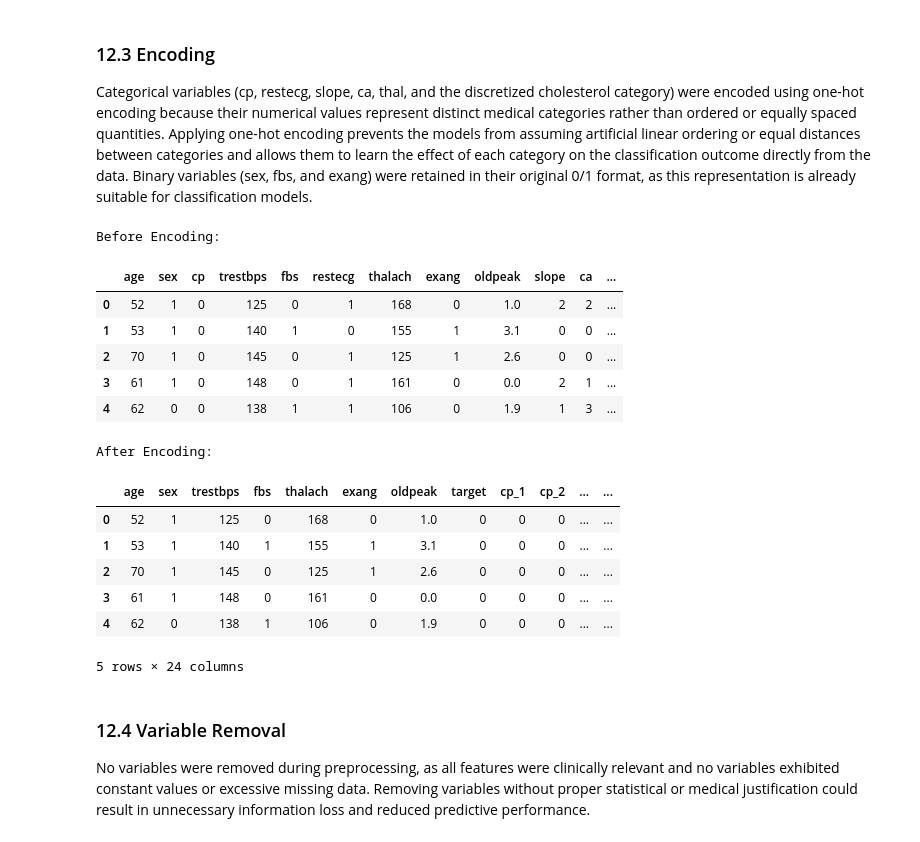
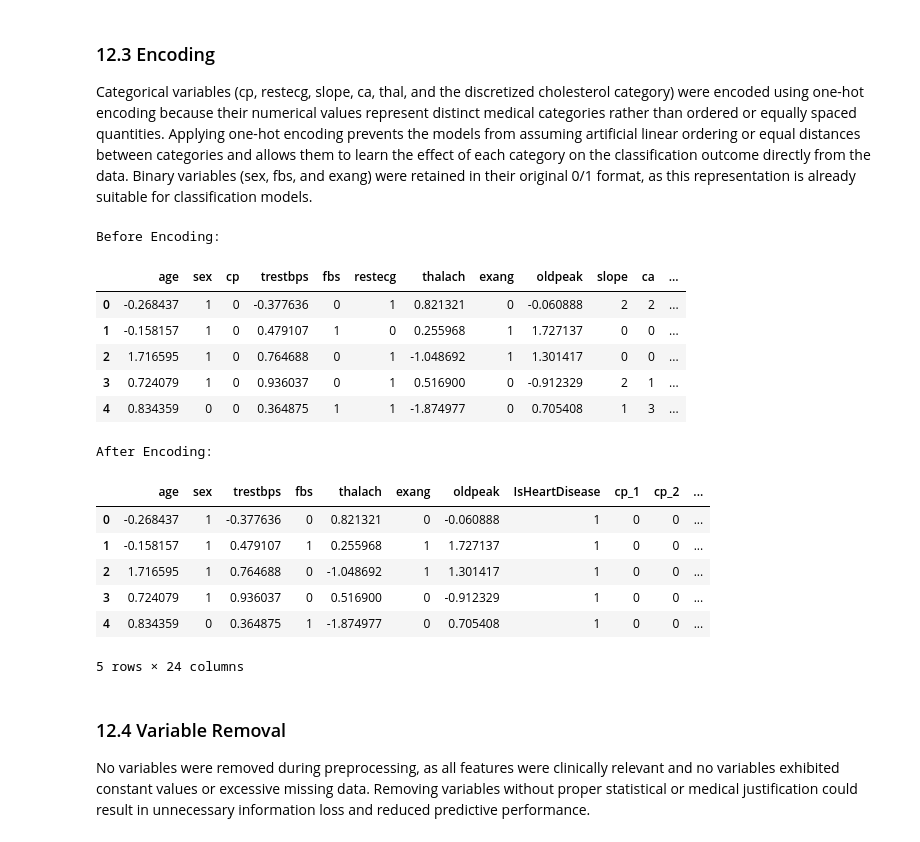
Before and after one commit to Janau00/SWE485-Project-Group9, a Jupyter notebook: Phase1_Data_Exploration.ipynb, the cells around one changed output. Saved outputs shown, nothing was run; the diff lists cells and outputs as text; code cells hidden in the pictures.

Commit message:
fix: mapping of target

```diff
--- a/Phase1_Data_Exploration.ipynb
+++ b/Phase1_Data_Exploration.ipynb
@@ -298,0 +253,12 @@ Top correlations with target (by absolute value):
+# %%
+cleaned_df = df.copy()
+
+# Map target: 0 = disease, 1 = no disease  →  IsHeartDisease: 1 = disease, 0 = no disease
+cleaned_df["IsHeartDisease"] = (cleaned_df["target"] == 0).astype(int)
+
+# drop old target columns to avoid confusion
+cleaned_df.drop(columns=["target"], inplace=True)
+
+display(
+    cleaned_df.groupby("IsHeartDisease")[["oldpeak", "exang", "thalach", "chol", "age"]].mean()
+)
@@ -357,23 +375,20 @@ units_table = pd.DataFrame({
     ]
 })
 
-print(" Original Measurement Units:")
+print("Original Measurement Units:")
 display(units_table)
 
-#Make a copy of the data
-df_copy=df.copy()
-
 # Store original values for comparison
-df_before = df_copy[continuous_vars].copy()
+df_before = cleaned_df[continuous_vars].copy()
 
 # Apply Z-score standardization:
 # where μ and σ are computed from the dataset itself (sample-based scaling)
 scaler = StandardScaler()
-df_copy[continuous_vars] = scaler.fit_transform(df_copy[continuous_vars])
+cleaned_df[continuous_vars] = scaler.fit_transform(cleaned_df[continuous_vars])
 
 # Comparison table
 comparison_table = pd.concat(
-    [df_before.head(), df_copy[continuous_vars].head()],
+    [df_before.head(), df[continuous_vars].head()],
     axis=1,
     keys=['Before Scaling (with units)', 'After Scaling (unitless, relative to sample mean)']
 )
@@ -383,8 +398,8 @@ display(comparison_table)
 
 # Verify distribution after scaling
 scaling_summary = pd.DataFrame({
-    'Mean After Scaling (≈ 0)': df_copy[continuous_vars].mean(),
-    'Std After Scaling (≈ 1)': df_copy[continuous_vars].std()
+    'Mean After Scaling (≈ 0)': cleaned_df[continuous_vars].mean(),
+    'Std After Scaling (≈ 1)': cleaned_df[continuous_vars].std()
 })
 
 print("\n Verification of Distribution-Based Scaling:")
@@ -674,8 +452,8 @@ import pandas as pd
 chol_bins = [0, 200, 240, np.inf]
 chol_labels = ['Normal', 'Borderline High', 'High']
 
-df['chol_category'] = pd.cut(
-    df['chol'],
+cleaned_df['chol_category'] = pd.cut(
+    cleaned_df['chol'],
     bins=chol_bins,
     labels=chol_labels,
     right=False
@@ -689,7 +467,7 @@ chol_mapping = pd.DataFrame({
 
 # Distribution of cholesterol categories in the dataset
 chol_distribution = (
-    df['chol_category']
+    cleaned_df['chol_category']
     .value_counts()
     .rename_axis('Cholesterol Category')
     .reset_index(name='Number of Patients')
@@ -699,7 +477,7 @@ display(chol_mapping)
 display(chol_distribution)
 
 # Remove original cholesterol values to avoid redundant representation
-df.drop(columns=['chol'], inplace=True)
+cleaned_df.drop(columns=['chol'], inplace=True)
 # %% [output]
 |  | Cholesterol Range (mg/dL) | Risk Category |
 | 0 | < 200 | Normal |
@@ -715,36 +493,36 @@ Categorical variables (cp, restecg, slope, ca, thal, and the discretized cholest
 # %%
 import pandas as pd
 
 # Nominal and discretized categorical variables to encode
 categorical_vars = ['cp', 'restecg', 'slope', 'ca', 'thal', 'chol_category']
 
 print("Before Encoding:")
-display(df.head())
+display(cleaned_df.head())
 
 # Apply one-hot encoding
-df = pd.get_dummies(df, columns=categorical_vars, drop_first=True)
+cleaned_df = pd.get_dummies(cleaned_df, columns=categorical_vars, drop_first=True)
 
 # Convert to 0/1
-bool_cols = df.select_dtypes(include='bool').columns
-df[bool_cols] = df[bool_cols].astype(int)
+bool_cols = cleaned_df.select_dtypes(include='bool').columns
+cleaned_df[bool_cols] = cleaned_df[bool_cols].astype(int)
 
 print("\nAfter Encoding:")
-display(df.head())
+display(cleaned_df.head())
 # %% [output]
 Before Encoding:
 |  | age | sex | cp | trestbps | fbs | restecg | thalach | exang | oldpeak | slope | ca | ... |
-| 0 | 52 | 1 | 0 | 125 | 0 | 1 | 168 | 0 | 1.0 | 2 | 2 | ... |
-| 1 | 53 | 1 | 0 | 140 | 1 | 0 | 155 | 1 | 3.1 | 0 | 0 | ... |
-| 2 | 70 | 1 | 0 | 145 | 0 | 1 | 125 | 1 | 2.6 | 0 | 0 | ... |
-| 3 | 61 | 1 | 0 | 148 | 0 | 1 | 161 | 0 | 0.0 | 2 | 1 | ... |
-| 4 | 62 | 0 | 0 | 138 | 1 | 1 | 106 | 0 | 1.9 | 1 | 3 | ... |
+| 0 | -0.268437 | 1 | 0 | -0.377636 | 0 | 1 | 0.821321 | 0 | -0.060888 | 2 | 2 | ... |
+| 1 | -0.158157 | 1 | 0 | 0.479107 | 1 | 0 | 0.255968 | 1 | 1.727137 | 0 | 0 | ... |
+| 2 | 1.716595 | 1 | 0 | 0.764688 | 0 | 1 | -1.048692 | 1 | 1.301417 | 0 | 0 | ... |
+| 3 | 0.724079 | 1 | 0 | 0.936037 | 0 | 1 | 0.516900 | 0 | -0.912329 | 2 | 1 | ... |
+| 4 | 0.834359 | 0 | 0 | 0.364875 | 1 | 1 | -1.874977 | 0 | 0.705408 | 1 | 3 | ... |
 After Encoding:
-|  | age | sex | trestbps | fbs | thalach | exang | oldpeak | target | cp_1 | cp_2 | ... | ... |
-| 0 | 52 | 1 | 125 | 0 | 168 | 0 | 1.0 | 0 | 0 | 0 | ... | ... |
-| 1 | 53 | 1 | 140 | 1 | 155 | 1 | 3.1 | 0 | 0 | 0 | ... | ... |
-| 2 | 70 | 1 | 145 | 0 | 125 | 1 | 2.6 | 0 | 0 | 0 | ... | ... |
-| 3 | 61 | 1 | 148 | 0 | 161 | 0 | 0.0 | 0 | 0 | 0 | ... | ... |
-| 4 | 62 | 0 | 138 | 1 | 106 | 0 | 1.9 | 0 | 0 | 0 | ... | ... |
+|  | age | sex | trestbps | fbs | thalach | exang | oldpeak | IsHeartDisease | cp_1 | cp_2 | ... |
+| 0 | -0.268437 | 1 | -0.377636 | 0 | 0.821321 | 0 | -0.060888 | 1 | 0 | 0 | ... |
+| 1 | -0.158157 | 1 | 0.479107 | 1 | 0.255968 | 1 | 1.727137 | 1 | 0 | 0 | ... |
+| 2 | 1.716595 | 1 | 0.764688 | 0 | -1.048692 | 1 | 1.301417 | 1 | 0 | 0 | ... |
+| 3 | 0.724079 | 1 | 0.936037 | 0 | 0.516900 | 0 | -0.912329 | 1 | 0 | 0 | ... |
+| 4 | 0.834359 | 0 | 0.364875 | 1 | -1.874977 | 0 | 0.705408 | 1 | 0 | 0 | ... |
 5 rows × 24 columns
 # %% [markdown]
 ### 12.4 Variable Removal
```
Also changed, not shown: parts of 35 cells of this notebook.
